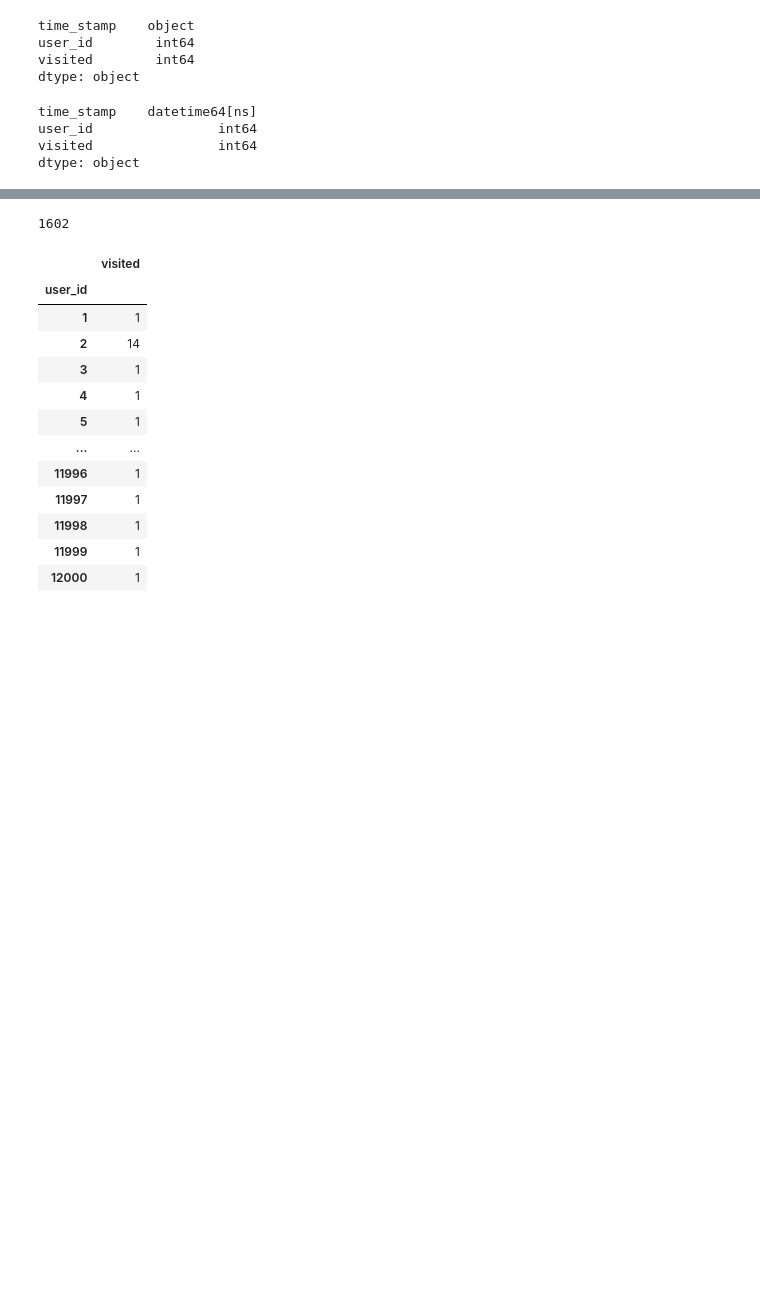
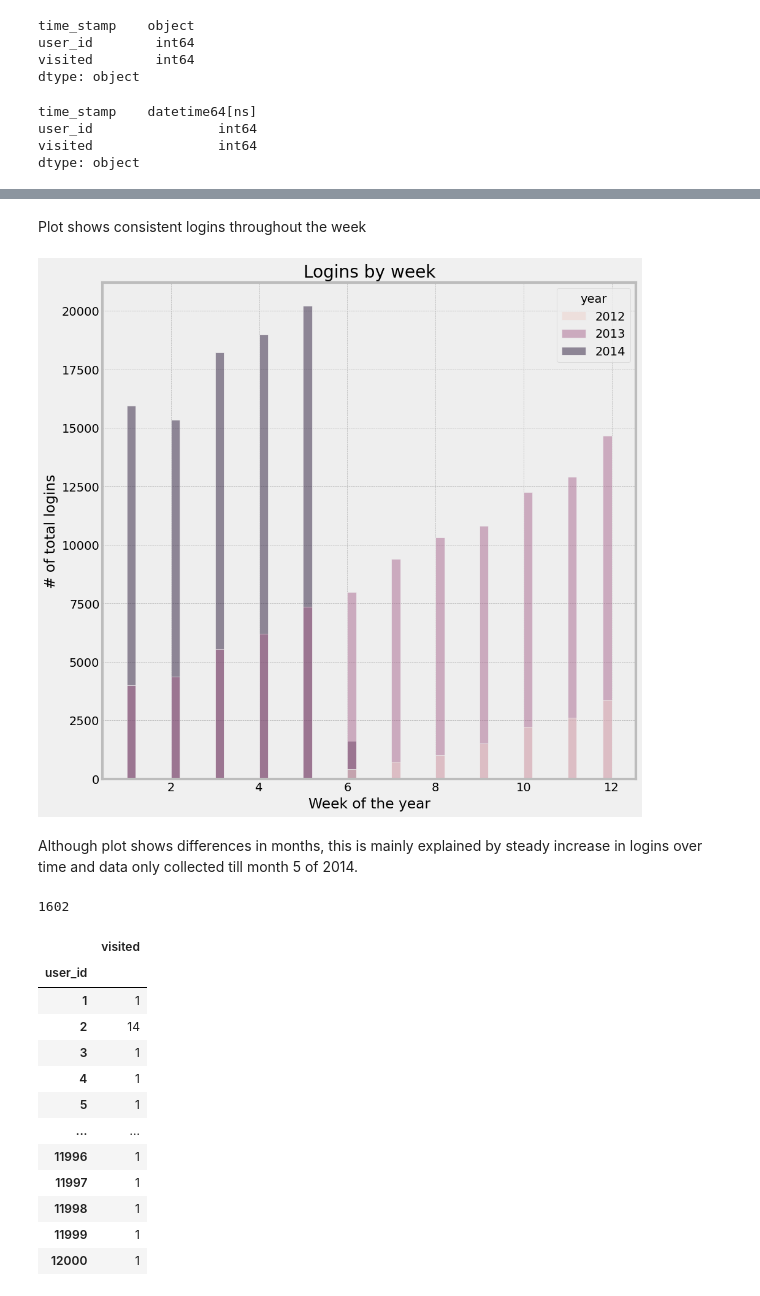
Before and after one commit to sshekar3/Springboard, a Jupyter notebook: relax_challenge/Relax_DS_Inc_Challenge_Subiksh_C.ipynb, the cells around one changed output, grey strips where cells are left out. Cells and saved outputs as stored; diff of their text form; code cells hidden in the pictures; blank space fills up the shorter version.

```diff
--- a/relax_challenge/Relax_DS_Inc_Challenge_Subiksh_C.ipynb
+++ b/relax_challenge/Relax_DS_Inc_Challenge_Subiksh_C.ipynb
@@ -71,3 +113,15 @@ dtype: object
+# %% [markdown]
+Plot shows consistent logins throughout the week
+# %%
+_ = sns.histplot(x = 'month', data = eng, hue = 'year')
+plt.title('Logins by week')
+plt.xlabel('Week of the year')
+plt.ylabel('# of total logins')
+plt.show()
+# %% [output]
+[figure, added]
+# %% [markdown]
+Although plot shows differences in months, this is mainly explained by steady increase in logins over time and data only collected till month 5 of 2014.
 # %%
 eng = eng.sort_values(by=['user_id', 'time_stamp'])
 # %%
```
Also changed, not shown: parts of 51 cells of this notebook, 1 other file.
